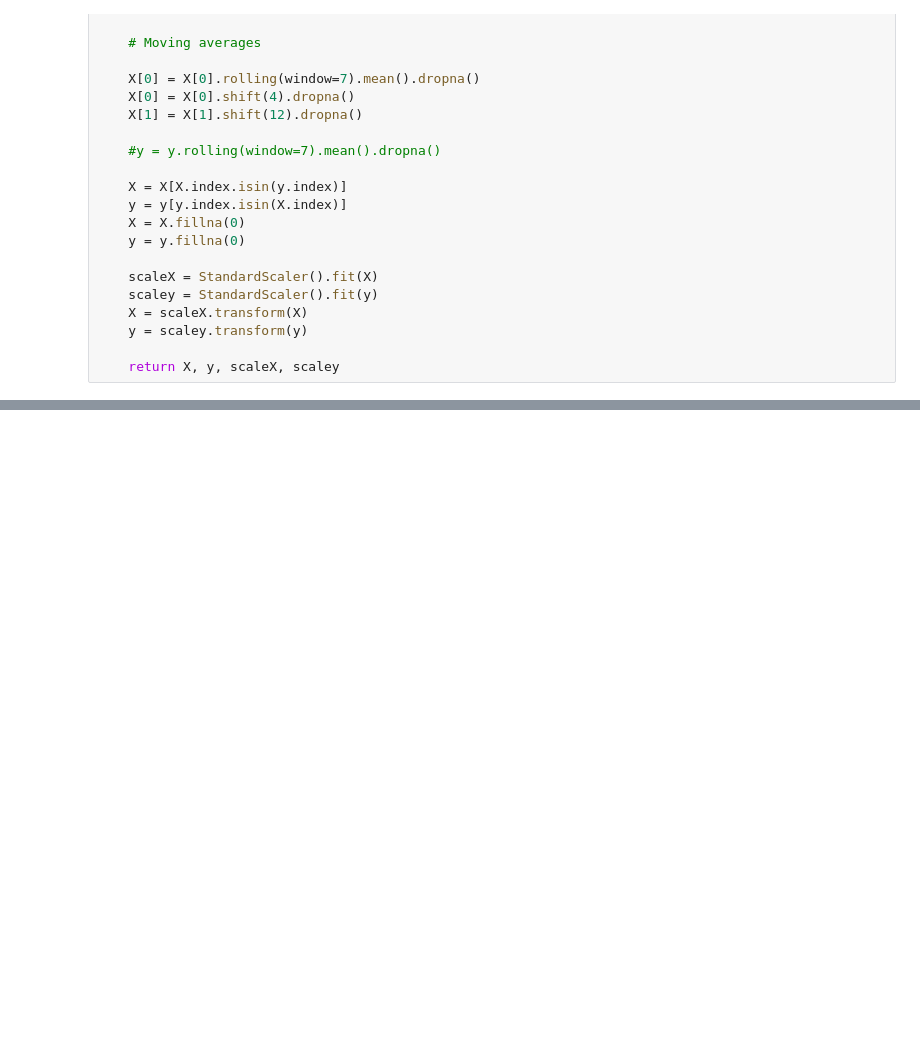
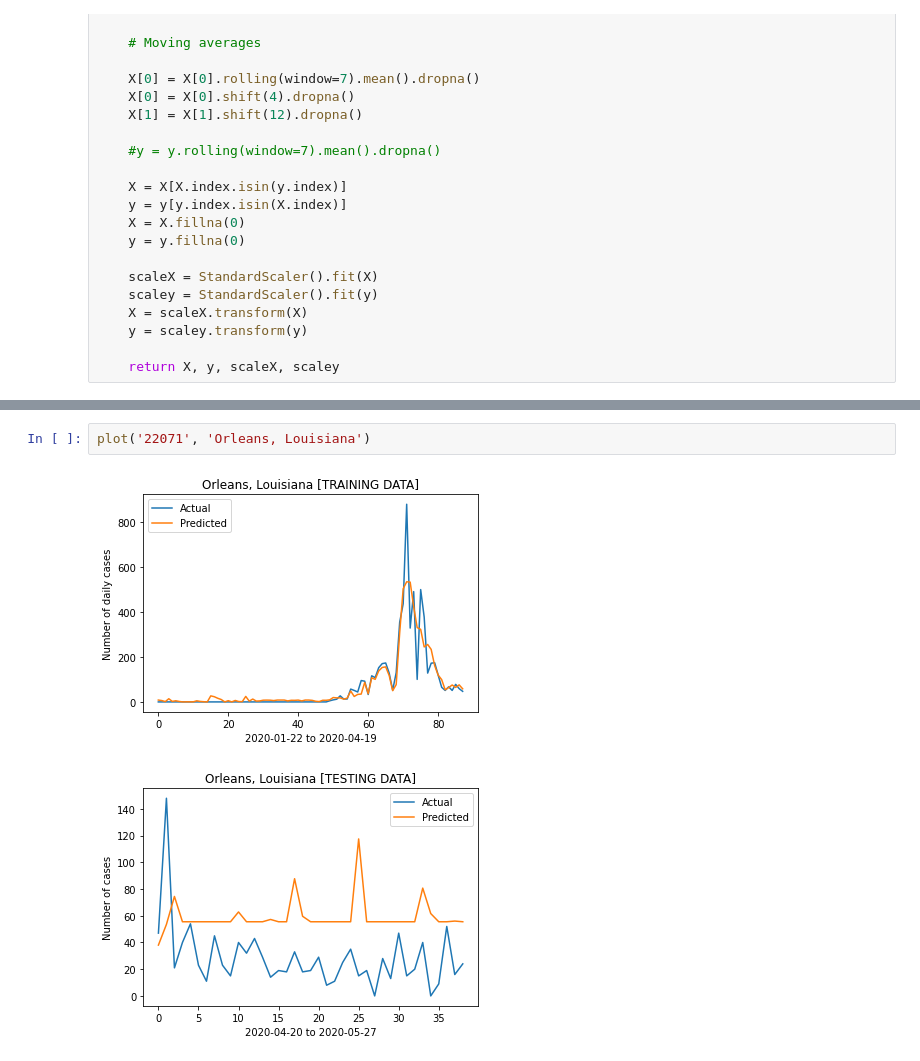
Before and after one commit to robinvvinod/spaceapps, a Jupyter notebook: regression.ipynb, the cells around one changed output, grey strips where cells are left out. Drawn from its saved outputs; the diff is of its cells as text; blank space fills up the shorter version.

```diff
--- a/regression.ipynb
+++ b/regression.ipynb
@@ -156,0 +144,5 @@ plot('36029')
+# %%
+plot('22071', 'Orleans, Louisiana')
+# %% [output]
+[figure, added]
+[figure, added]
```
Also changed, not shown: parts of 6 cells of this notebook.
